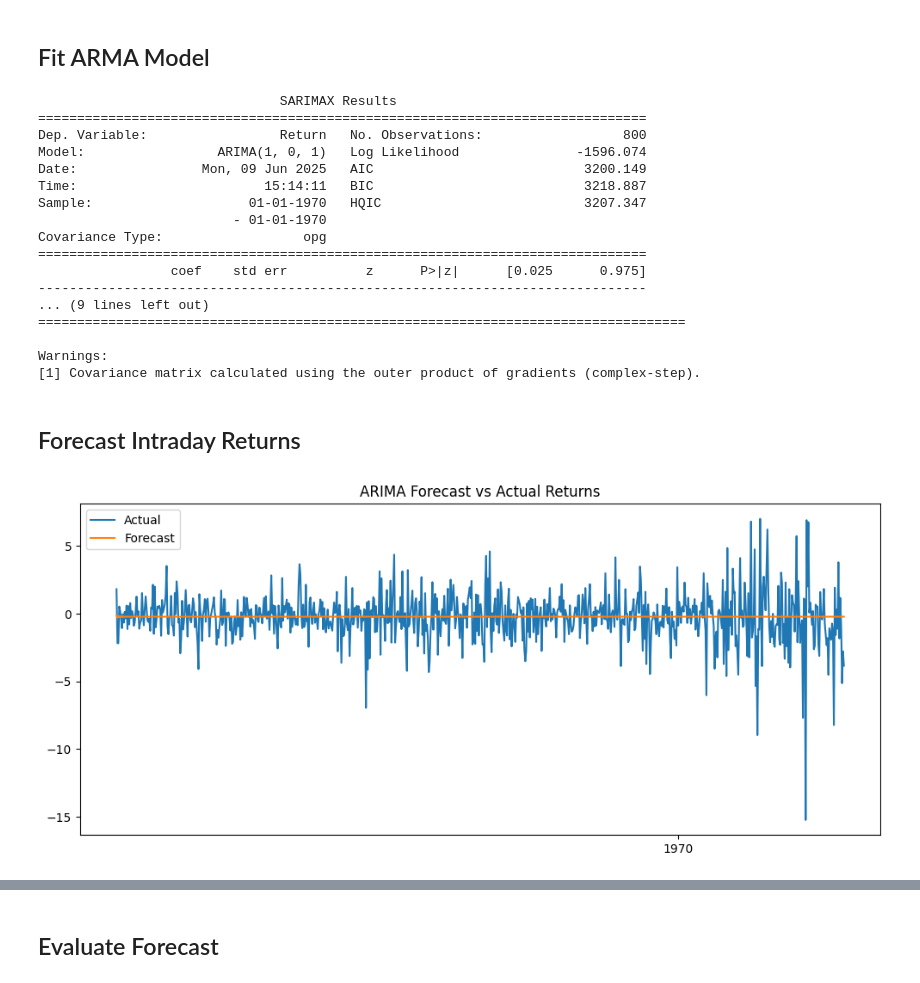
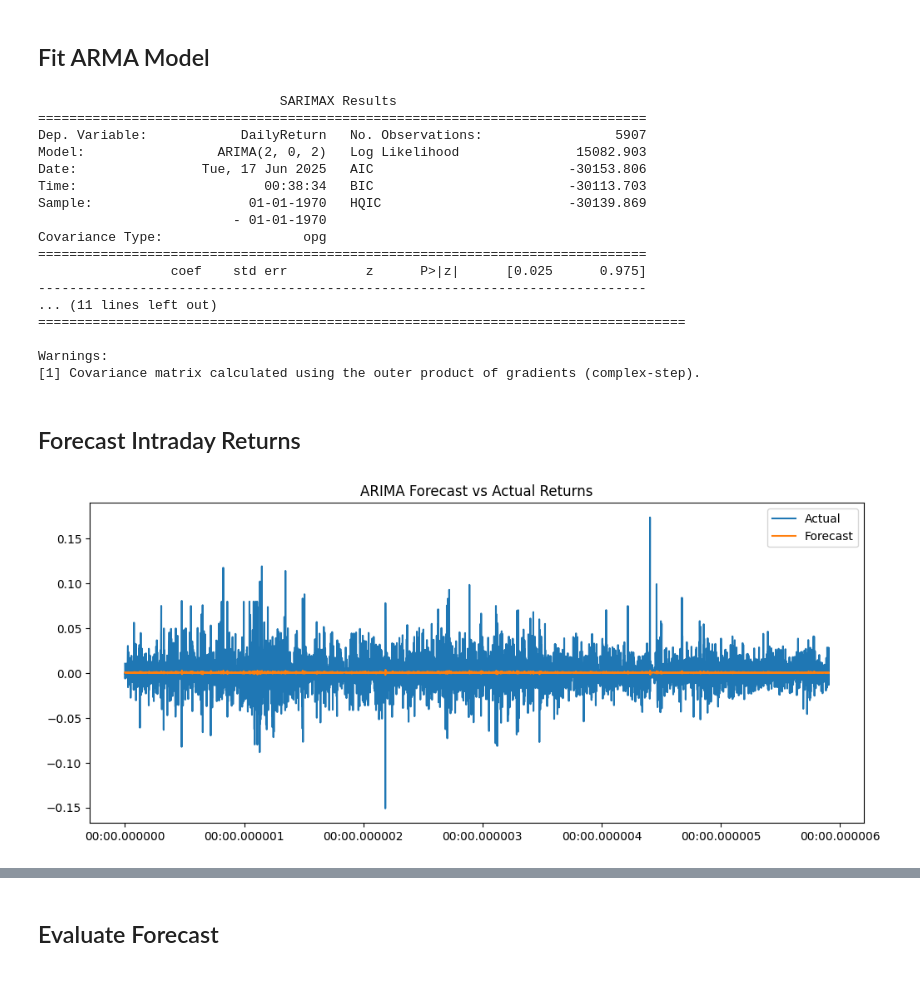
Before and after one commit to git-ankuryadav/Stock-Price-Prediction, a Jupyter notebook: Intraday_Return_Prediction.ipynb, the cells around one changed output, grey strips where cells are left out. Cells and saved outputs as stored; diff of their text form; code cells hidden in the pictures.

```diff
--- a/Intraday_Return_Prediction.ipynb
+++ b/Intraday_Return_Prediction.ipynb
@@ -13,7 +13,7 @@ from sklearn.metrics import root_mean_squared_error, mean_absolute_error
 # %% [markdown]
 # Reading the Data
 # %%
-df = pd.read_csv("dataFiles/TATASTEEL_cleaned.csv")
+df = pd.read_csv("dataFiles/HINDUNILVR_cleaned.csv")
 # %% [markdown]
 # Basic Data Cleaning
 # %%
@@ -51,10 +42,11 @@ print(df.head())
 df['LogClose'] = np.log(df['Close'])
 
 df['Return'] =  df['Close'] - df['Open']
+df['DailyReturn'] = df['Close'] / df['Close'].shift(1) - 1
 # df['LogReturn'] = np.log(df['Return'])
 
 df.head()
-df3 = df.tail(6000)
+df3 = df
 # %%
 # df2 = df2.set_index('Date')
 # df3 = df2.resample('ME').last()
@@ -201,8 +232,9 @@ Critical Values:
 # Load and Prepare Data
 # %%
 # df3['IntradayReturn'] = df3['IntradayReturn'] * 100
-df3 = df3.tail(1000)
-series = df3['Return'].dropna()
-series.index = pd.to_datetime(series.index)  # Ensure datetime index
-series.head()
+df3 = df3
+print(df3.head())
+series = df3['DailyReturn']
+# series.index = pd.to_datetime(series.index)  # Ensure datetime index
+# series.tail()
 # %% [output]
@@ -220,23 +279,23 @@ train, test = series[:split], series[split:]
 # %% [markdown]
 ## Fit ARMA Model
 # %%
-model = ARIMA(train, order=(1, 0, 1))  # We can tune order as needed here
+model = ARIMA(train, order=(2,0,2))  # We can tune order as needed here
 fitted_model = model.fit()
 print(fitted_model.summary())
 # %% [output]
                                SARIMAX Results
 ==============================================================================
-Dep. Variable:                 Return   No. Observations:                  800
-Model:                 ARIMA(1, 0, 1)   Log Likelihood               -1596.074
-Date:                Mon, 09 Jun 2025   AIC                           3200.149
-Time:                        15:14:11   BIC                           3218.887
-Sample:                    01-01-1970   HQIC                          3207.347
+Dep. Variable:            DailyReturn   No. Observations:                 5907
+Model:                 ARIMA(2, 0, 2)   Log Likelihood               15082.903
+Date:                Tue, 17 Jun 2025   AIC                         -30153.806
+Time:                        00:38:34   BIC                         -30113.703
+Sample:                    01-01-1970   HQIC                        -30139.869
                          - 01-01-1970
 Covariance Type:                  opg
 ==============================================================================
                  coef    std err          z      P>|z|      [0.025      0.975]
 ------------------------------------------------------------------------------
-... (9 lines left out)
+... (11 lines left out)
 ===================================================================================
 
 Warnings:
@@ -245,13 +304,15 @@ Warnings:
 ## Forecast Intraday Returns
 # %%
 forecast = fitted_model.get_forecast(steps=len(train))
-mean_forecast = forecast.predicted_mean
+# mean_forecast = forecast.predicted_mean
+predict = fitted_model.predict(start =train.index[0], end = train.index[-1])
+
 
 plt.figure(figsize=(12,5))
-plt.plot(train.index, train, label='Actual')
-plt.plot(train.index, mean_forecast, label='Forecast')
+plt.plot( train, label='Actual')
+plt.plot( predict, label='Forecast')
 plt.legend()
 plt.title('ARIMA Forecast vs Actual Returns')
 plt.show()
 # %% [output]
-[figure, old version]
+[figure, new version]
```
Also changed, not shown: parts of 28 cells of this notebook, 4 other files.
